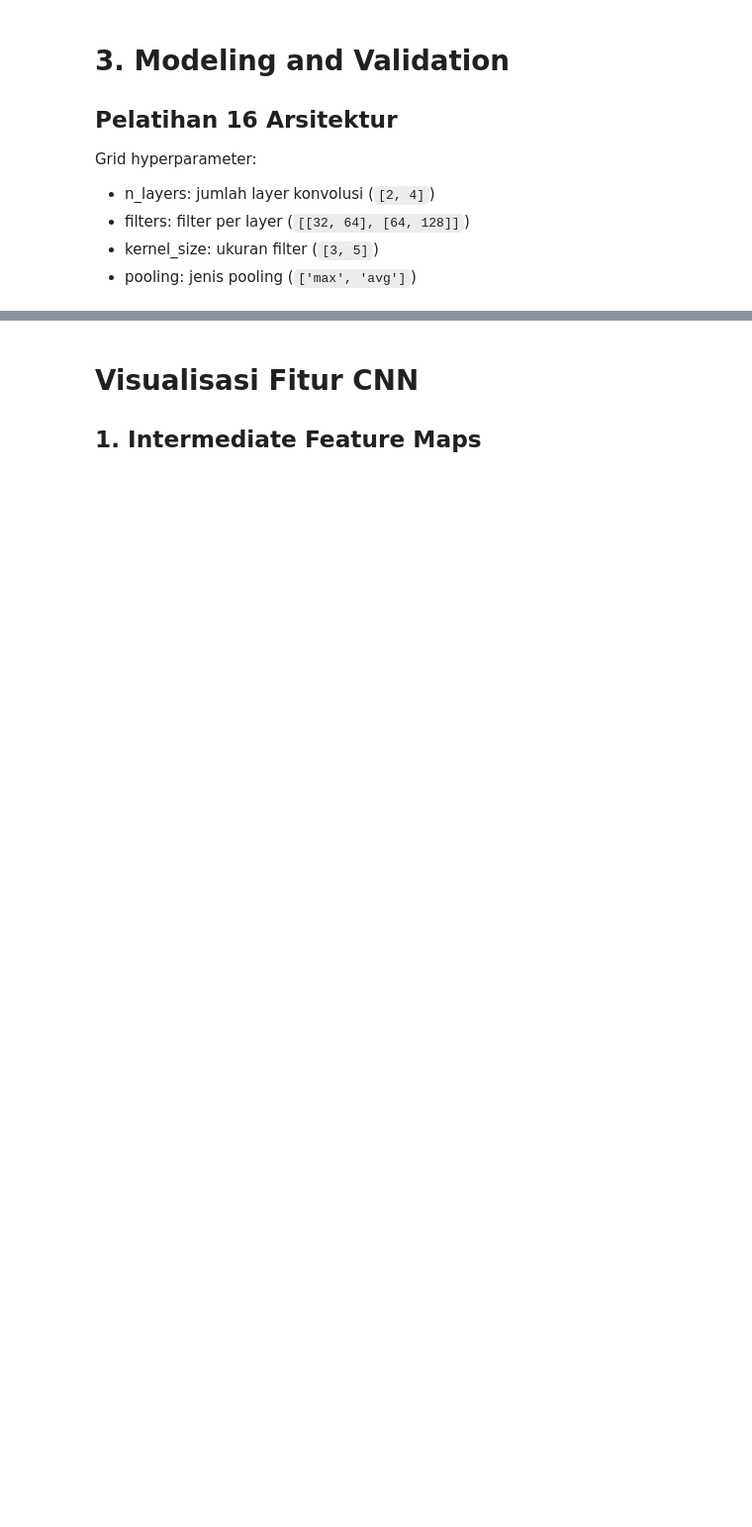
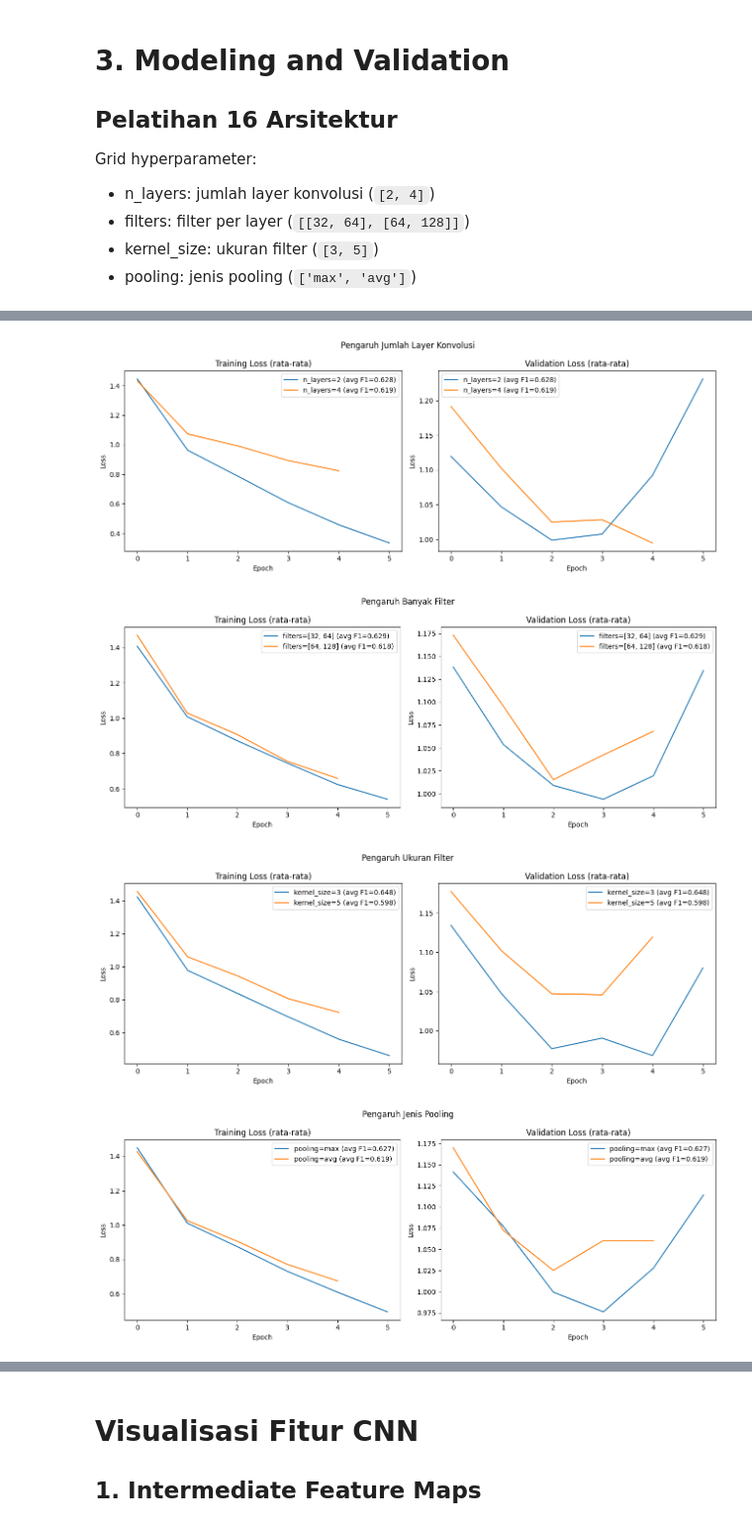
Before and after one commit to karolyangqian/Tubes2-ML, a Jupyter notebook: src/notebook/notebook_cnn.ipynb, the cells around one changed output, grey strips where cells are left out. Shown at 99% size. Cells and saved outputs as stored; diff of their text form; code cells hidden in the pictures; blank space fills up the shorter version.

```diff
--- a/src/notebook/notebook_cnn.ipynb
+++ b/src/notebook/notebook_cnn.ipynb
@@ -48,7 +63,7 @@ print('Exists:', DATASET_BASE.exists())
 # %%
 TRAIN_DIR   = str(DATASET_BASE / 'seg_train' / 'seg_train')
 TEST_DIR    = str(DATASET_BASE / 'seg_test'  / 'seg_test')
-WEIGHTS_DIR = REPO_BASE / 'weights' / 'cnn'
+WEIGHTS_DIR = REPO_BASE / 'weights' / 'cnn3'
 WEIGHTS_DIR.mkdir(parents=True, exist_ok=True)
 
 IMAGE_SIZE  = (64, 64)
@@ -183,15 +253,16 @@ if summary_path.exists():
     for s in summary:
         cfg   = s['config']
         model = build_cnn(cfg['n_layers'], cfg['filters'], cfg['kernel_size'], cfg['pooling'])
-        model.compile(optimizer='adam', loss='sparse_categorical_crossentropy', metrics=['accuracy'])
-        model.load_weights(s['weight_path'])
+        model.compile(optimizer='adam', loss='sparse_categorical_crossentropy', metrics=['accuracy'], jit_compile=False)
+        weight_path = str(WEIGHTS_DIR / f'model_{s["id"]:02d}.weights.h5')
+        model.load_weights(weight_path)
         results.append({
             'id'         : s['id'],
             'config'     : cfg,
             'val_f1'     : s['val_f1'],
             'test_f1'    : s['test_f1'],
             'history'    : s.get('history', {'loss': [], 'val_loss': []}),
-            'weight_path': s['weight_path'],
+            'weight_path': weight_path,
         })
         print(f"[{s['id']:02d}] loaded - Test F1: {s['test_f1']:.4f}")
 else:
@@ -204,6 +275,7 @@ else:
             optimizer='adam',
             loss='sparse_categorical_crossentropy',
             metrics=['accuracy'],
+            jit_compile=False
         )
         history = model.fit(
             train_ds,
@@ -230,4 +302,4 @@ else:
 
     summary = [{'id': r['id'], 'config': r['config'], 'val_f1': r['val_f1'], 'test_f1': r['test_f1'], 'history': r['history'], 'weight_path': r['weight_path']} for r in results]
     with open(summary_path, 'w') as f:
-        json.dump(summary, f, indent=2)
+        json.dump(summary, f, indent=2, default=float)
@@ -243,31 +353,36 @@ print(f"\nArsitektur terbaik: [{best['id']:02d}] {best['config']} - Test F1: {be
 # %%
 def plot_hp_effect(results, key, values, title):
-    fig, axes = plt.subplots(1, 2, figsize=(13, 5))
-    for val in values:
-        subset      = [r for r in results if r['config'][key] == val]
-        train_losses = [r['history']['loss'] for r in subset]
-        val_losses   = [r['history']['val_loss'] for r in subset]
+    has_history = any(len(r['history'].get('loss', [])) > 0 for r in results)
 
-        min_len   = min(len(l) for l in train_losses)
-        avg_train = np.mean([l[:min_len] for l in train_losses], axis=0)
-        avg_val   = np.mean([l[:min_len] for l in val_losses],   axis=0)
-        avg_f1    = np.mean([r['test_f1'] for r in subset])
-
-        label = f'{key}={val} (avg F1={avg_f1:.3f})'
-        axes[0].plot(avg_train, label=label)
-        axes[1].plot(avg_val,   label=label)
-
-    axes[0].set_title('Training Loss (rata-rata)')
-    axes[1].set_title('Validation Loss (rata-rata)')
-    for ax in axes:
-        ax.set_xlabel('Epoch')
-        ax.set_ylabel('Loss')
-        ax.legend()
-    fig.suptitle(title)
-    plt.tight_layout()
-    plt.show()
+    if has_history:
+        fig, axes = plt.subplots(1, 2, figsize=(13, 5))
+        for val in values:
+            subset       = [r for r in results if r['config'][key] == val]
+            train_losses = [r['history']['loss'] for r in subset]
+            val_losses   = [r['history']['val_loss'] for r in subset]
+            min_len      = min(len(l) for l in train_losses)
+            avg_train    = np.mean([l[:min_len] for l in train_losses], axis=0)
+            avg_val      = np.mean([l[:min_len] for l in val_losses],   axis=0)
+            avg_f1       = np.mean([r['test_f1'] for r in subset])
+            label = f'{key}={val} (avg F1={avg_f1:.3f})'
+            axes[0].plot(avg_train, label=label)
+            axes[1].plot(avg_val,   label=label)
+        axes[0].set_title('Training Loss (rata-rata)')
+        axes[1].set_title('Validation Loss (rata-rata)')
+        for ax in axes:
+            ax.set_xlabel('Epoch')
+            ax.set_ylabel('Loss')
+            ax.legend()
+        fig.suptitle(title)
+        plt.tight_layout()
+        plt.show()
 
 plot_hp_effect(results, 'n_layers', [2, 4], 'Pengaruh Jumlah Layer Konvolusi')
-plot_hp_effect(results, 'filters', [[32,64], [64,128]], 'Pengaruh Banyak Filter')
+plot_hp_effect(results, 'filters', [[32, 64], [64, 128]], 'Pengaruh Banyak Filter')
 plot_hp_effect(results, 'kernel_size', [3, 5], 'Pengaruh Ukuran Filter')
 plot_hp_effect(results, 'pooling', ['max', 'avg'], 'Pengaruh Jenis Pooling')
+# %% [output]
+[figure, added]
+[figure, added]
+[figure, added]
+[figure, added]
```
Also changed, not shown: parts of 31 cells of this notebook.
